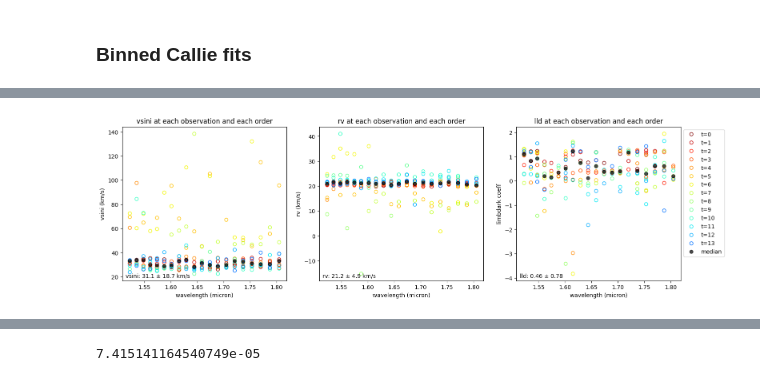
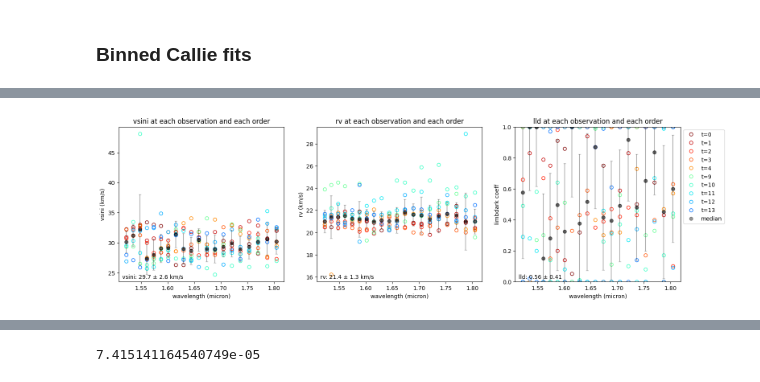
Before and after one commit to alphalyncis/igrins_doppler_imaging, a Jupyter notebook: src/scripts/mf_igrinsH.ipynb, the cells around one changed output, grey strips where cells are left out. Cells and saved outputs as stored; diff of their text form; code cells hidden in the pictures.

```diff
--- a/src/scripts/mf_igrinsH.ipynb
+++ b/src/scripts/mf_igrinsH.ipynb
@@ -156,14 +245,14 @@ rv = {}
 lld = {}
 wcoef = {}
 modellist = []
-for f in sorted(glob.glob(f"{datadir}/{instru}_{target}_{band}_binned_chipmods_*.fits")):
+for f in sorted(glob.glob(f"{datadir}/{instru}_{target}_{band}_{tag}_chipmods_*.fits")):
     modelname = f.split("_")[-1][:12]
     chipmods[modelname] = fits.getdata(f)
     modellist.append(modelname)
-for f in sorted(glob.glob(f"{datadir}/{instru}_{target}_{band}_binned_chiplams_*.fits")):
+for f in sorted(glob.glob(f"{datadir}/{instru}_{target}_{band}_{tag}_chiplams_*.fits")):
     modelname = f.split("_")[-1][:12]
     chiplams[modelname] = fits.getdata(f)
-for f in sorted(glob.glob(f"{datadir}/{instru}_{target}_{band}_binned_*.txt")):
+for f in sorted(glob.glob(f"{datadir}/{instru}_{target}_{band}_{tag}_*.txt")):
     modelname = f.split("_")[-1][:12]
     results = Table.read(f, format='ascii')
     chisq[modelname] = results['chisq']
@@ -200,0 +285,12 @@ df.style.hide(axis="index")
+# %%
+plt.figure(figsize=(6,5))
+colors = plt.rcParams['axes.prop_cycle'].by_key()['color']
+lam_points = np.median(np.median(chiplams[modellist[0]], axis=0), axis=1)
+for i, key in enumerate(chisq.keys()):
+    plt.plot(lam_points, np.mean(chisq[key].reshape(14, 20), axis=0), "o", mfc="none", color=colors[i], label=f"{key}")
+    plt.plot(lam_points, np.median(chisq[key].reshape(14, 20), axis=0), "x", mfc="none", color=colors[i])
+    plt.axhline(np.mean(chisq[key]), color=colors[i], alpha=0.3, label=f"{key} mean")
+    plt.axhline(np.median(chisq[key]), ls="--", color=colors[i], alpha=0.3, label=f"{key} median")
+plt.ylabel("$\chi ^2$")
+plt.xlabel("wavelength (micron)")
+plt.legend(bbox_to_anchor=(1,1));
@@ -257,37 +399,45 @@ good orders:    vsini: 32.2 ± 18.0    rv: 21.2 ± 4.9    lld: 0.61 ± 0.65
 # %%
-# vsini and rv for bestfittin model
+# Plot vsini and rv for bestfittin model
 plt.figure(figsize=(18,5))
 plt.subplot(1,3,1)
 colors = [cm.jet_r(x) for x in np.linspace(0, 1, nobs+4)]
+vsini_points = masked_vsini
+rv_points = masked_rv
+lld_points = masked_lld
 lam_points = np.median(np.median(chiplams[model], axis=0), axis=1) # plot one point per wl
-for k in range(nobs):
-    plt.plot(lam_points[:], vsini_2d[k], "o", mfc="none", color=colors[k], label=f't={k}')
-plt.plot(lam_points, np.nanmedian(vsini_2d, axis=0), "o", label="median", color="k", alpha=0.7)
+
+for i, t in enumerate(indices_masked):
+    plt.plot(lam_points[:], vsini_points[i], "o", mfc="none", color=colors[t], label=f't={t}')
+plt.plot(lam_points, np.nanmedian(vsini_points, axis=0), "o", label="median", color="k", alpha=0.4)
+plt.errorbar(lam_points, np.nanmedian(vsini_points, axis=0), yerr=np.nanstd(vsini_points, axis=0),
+             marker="o", color="k", alpha=0.3, ls="none", capsize=2)
 plt.xlabel("wavelength (micron)")
 plt.ylabel("vsini (km/s)")
-#b, t = plt.ylim((10,50))
 plt.title("vsini at each observation and each order")
-plt.text(0.02, 0.02, f"vsini: {np.nanmedian(vsini_2d)} ± {np.nanstd(vsini_2d):.1f} km/s", transform=plt.gca().transAxes)
+plt.text(0.02, 0.02, f"vsini: {np.nanmedian(vsini_points):.1f} ± {np.nanstd(vsini_points):.1f} km/s", transform=plt.gca().transAxes)
 
 plt.subplot(1,3,2)
-for k in range(nobs):
-    plt.plot(lam_points, rv_2d[k], "o", mfc="none", color=colors[k], label=f't={k}')
-plt.plot(lam_points, np.nanmedian(rv_2d, axis=0), "o", label="median", color="k", alpha=0.7)
+for i, t in enumerate(indices_masked):
+    plt.plot(lam_points, rv_points[i], "o", mfc="none", color=colors[t], label=f't={t}')
+plt.plot(lam_points, np.nanmedian(rv_points, axis=0), "o", label="median", color="k", alpha=0.4)
+plt.errorbar(lam_points, np.nanmedian(rv_points, axis=0), yerr=np.nanstd(rv_points, axis=0),
+             marker="o", color="k", alpha=0.3, ls="none", capsize=2)
 plt.xlabel("wavelength (micron)")
 plt.ylabel("rv (km/s)")
-#b, t = plt.ylim((10,50))
 plt.title("rv at each observation and each order")
-plt.text(0.02, 0.02, f"rv: {np.nanmedian(rv_2d)} ± {np.nanstd(rv_2d):.1f} km/s", transform=plt.gca().transAxes)
+plt.text(0.02, 0.02, f"rv: {np.nanmedian(rv_points):.1f} ± {np.nanstd(rv_points):.1f} km/s", transform=plt.gca().transAxes)
 
 plt.subplot(1,3,3)
-for k in range(nobs):
-    plt.plot(lam_points, lld_2d[k], "o", mfc="none", color=colors[k], label=f't={k}')
-plt.plot(lam_points, np.nanmedian(lld_2d, axis=0), "o", label="median", color="k", alpha=0.7)
+for i, t in enumerate(indices_masked):
+    plt.plot(lam_points, lld_points[i], "o", mfc="none", color=colors[t], label=f't={t}')
+plt.plot(lam_points, np.nanmedian(lld_points, axis=0), "o", label="median", color="k", alpha=0.4)
+plt.errorbar(lam_points, np.nanmedian(lld_points, axis=0), yerr=np.nanstd(lld_points, axis=0),
+             marker="o", color="k", alpha=0.3, ls="none", capsize=2)
 plt.xlabel("wavelength (micron)")
 plt.ylabel("limbdark coeff")
-#b, t = plt.ylim((-2,3))
+plt.ylim(0, 1.)
 plt.title("lld at each observation and each order")
-plt.text(0.02, 0.02, f"lld: {np.nanmedian(lld_2d):.2f} ± {np.nanstd(lld_2d):.2f}", transform=plt.gca().transAxes)
+plt.text(0.02, 0.02, f"lld: {np.nanmedian(lld_points):.2f} ± {np.nanstd(lld_points):.2f}", transform=plt.gca().transAxes)
 plt.legend(loc=2, bbox_to_anchor=(1,1));
 # %% [output]
-[figure, old version]
+[figure, new version]
```
Also changed, not shown: parts of 20 cells of this notebook, 4 other files.
